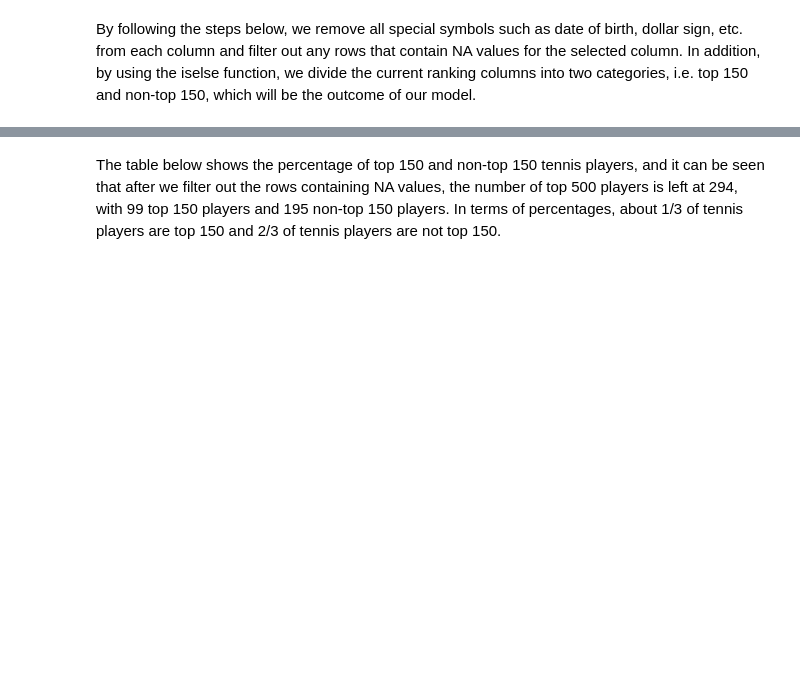
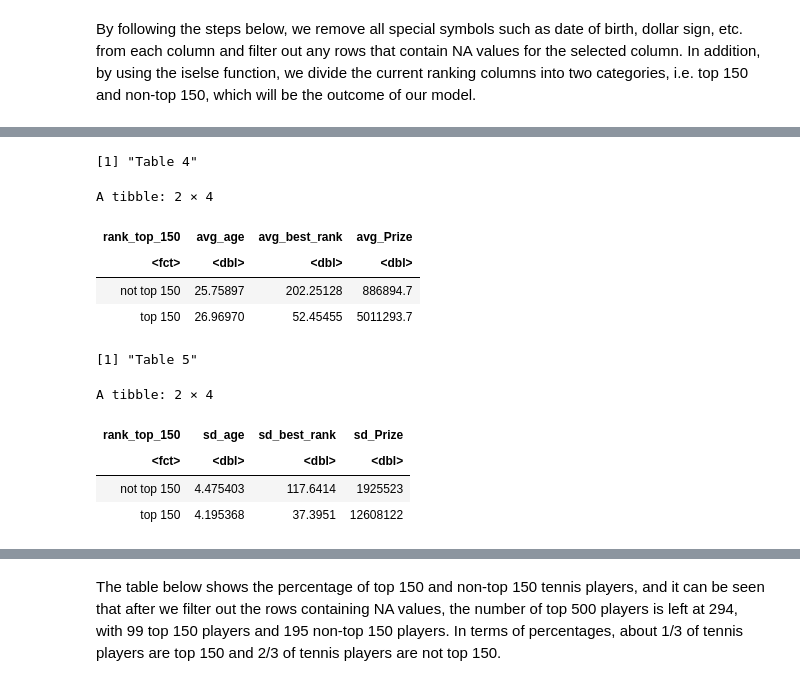
Before and after one commit to hirnas/DSCI100GW, a Jupyter notebook: group project/project code v2.ipynb, the cells around one changed output, grey strips where cells are left out. Saved outputs shown, nothing was run; the diff lists cells and outputs as text; code cells hidden in the pictures; blank space fills up the shorter version.

```diff
--- a/group project/project code v2.ipynb
+++ b/group project/project code v2.ipynb
@@ -122,0 +171,34 @@ ggplot(tennis_data, aes(x = Best_rank, y = Prize, color = rank_top_150,
+# %%
+set.seed(999)
+tennis_summary_avg <- tennis_train %>%
+  group_by(rank_top_150) %>%
+  summarize(
+    avg_age = mean(Age),
+    avg_best_rank = mean(Best_rank),
+    avg_Prize = mean(Prize)
+  )
+print("Table 4")
+tennis_summary_avg
+
+tennis_summary_sd <- tennis_train %>%
+  group_by(rank_top_150) %>%
+  summarize(
+    sd_age = sd(Age),
+    sd_best_rank = sd(Best_rank),
+    sd_Prize = sd(Prize)
+  )
+print("Table 5")
+tennis_summary_sd
+# %% [output]
+[1] "Table 4"
+A tibble: 2 × 4
+| rank_top_150 | avg_age | avg_best_rank | avg_Prize |
+| <fct> | <dbl> | <dbl> | <dbl> |
+| not top 150 | 25.75897 | 202.25128 | 886894.7 |
+| top 150 | 26.96970 | 52.45455 | 5011293.7 |
+[1] "Table 5"
+A tibble: 2 × 4
+| rank_top_150 | sd_age | sd_best_rank | sd_Prize |
+| <fct> | <dbl> | <dbl> | <dbl> |
+| not top 150 | 4.475403 | 117.6414 | 1925523 |
+| top 150 | 4.195368 | 37.3951 | 12608122 |
```
Also changed, not shown: parts of 26 cells of this notebook.
